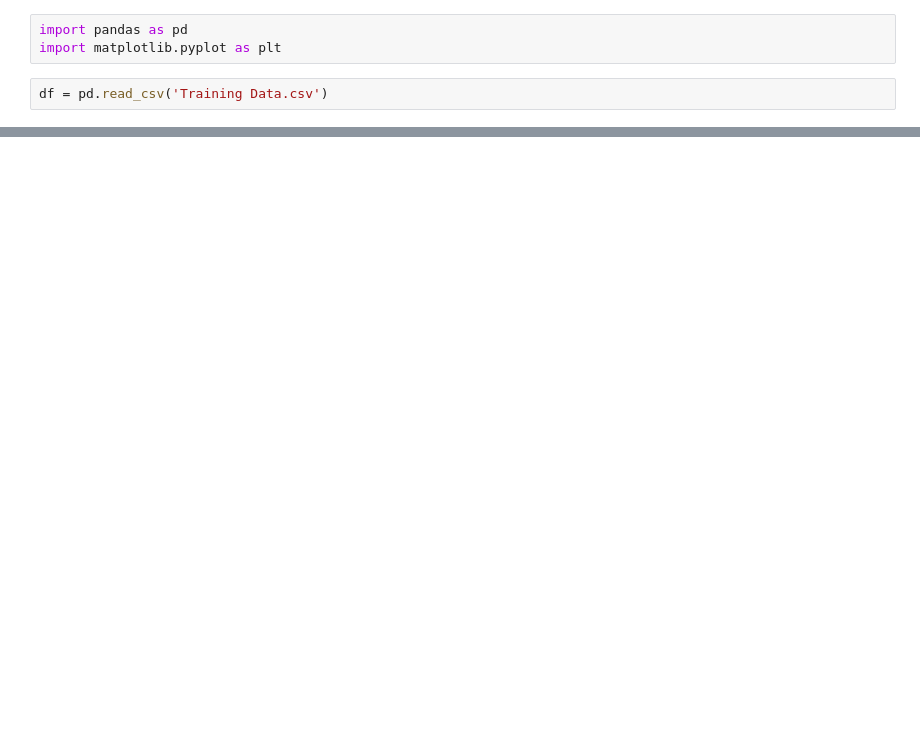
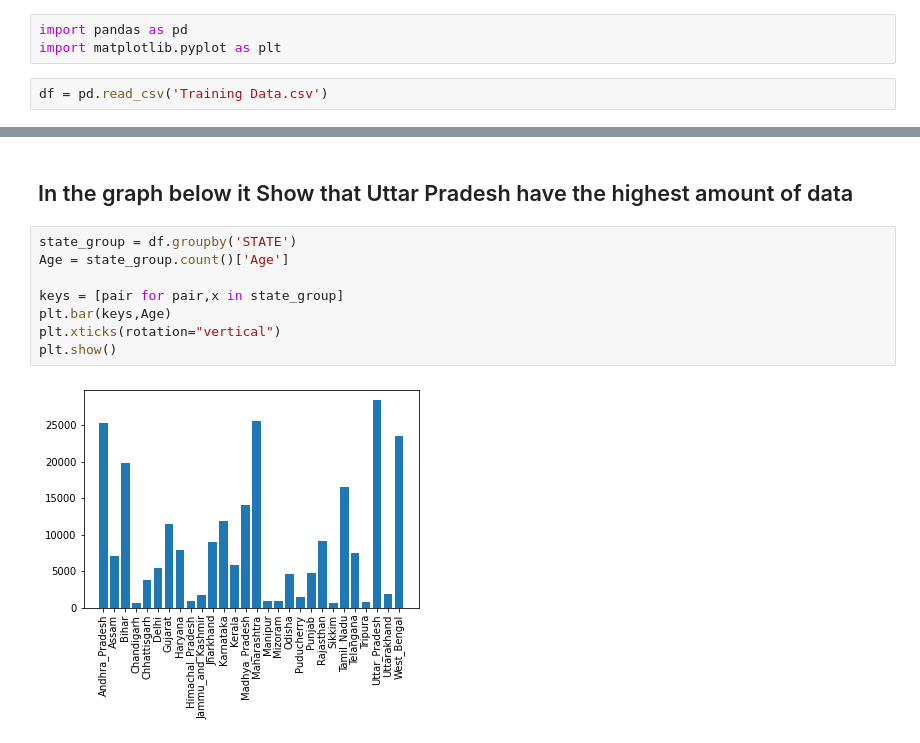
Before and after one commit to issamoxix/Loan-Prediction-Analysis, a Jupyter notebook: main.ipynb, the cells around one changed output, grey strips where cells are left out. Saved outputs shown, nothing was run; the diff lists cells and outputs as text; blank space fills up the shorter version.

```diff
--- a/main.ipynb
+++ b/main.ipynb
@@ -15,0 +29,12 @@ print(x.max())
+# %% [markdown]
+## In the graph below it Show that Uttar Pradesh have the highest amount of data
+# %%
+state_group = df.groupby('STATE')
+Age = state_group.count()['Age']
+
+keys = [pair for pair,x in state_group]
+plt.bar(keys,Age)
+plt.xticks(rotation="vertical")
+plt.show()
+# %% [output]
+[figure, added]
```
Also changed, not shown: parts of 5 cells of this notebook.
